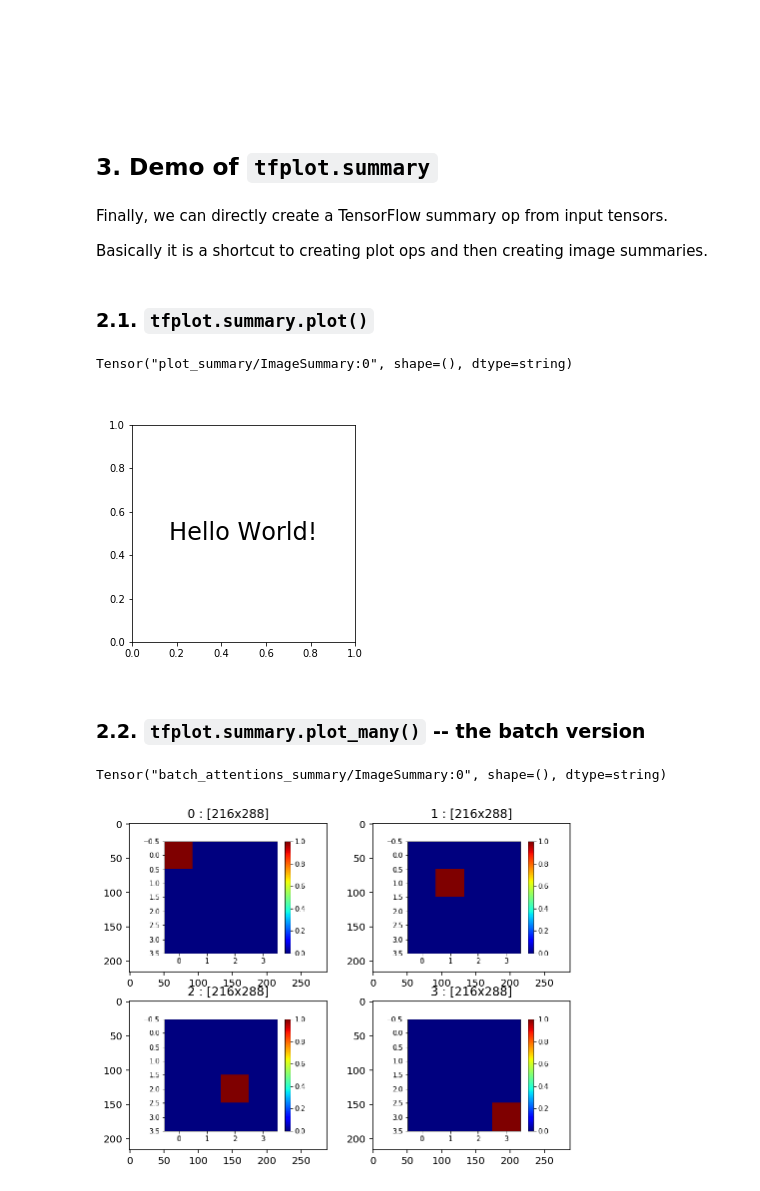
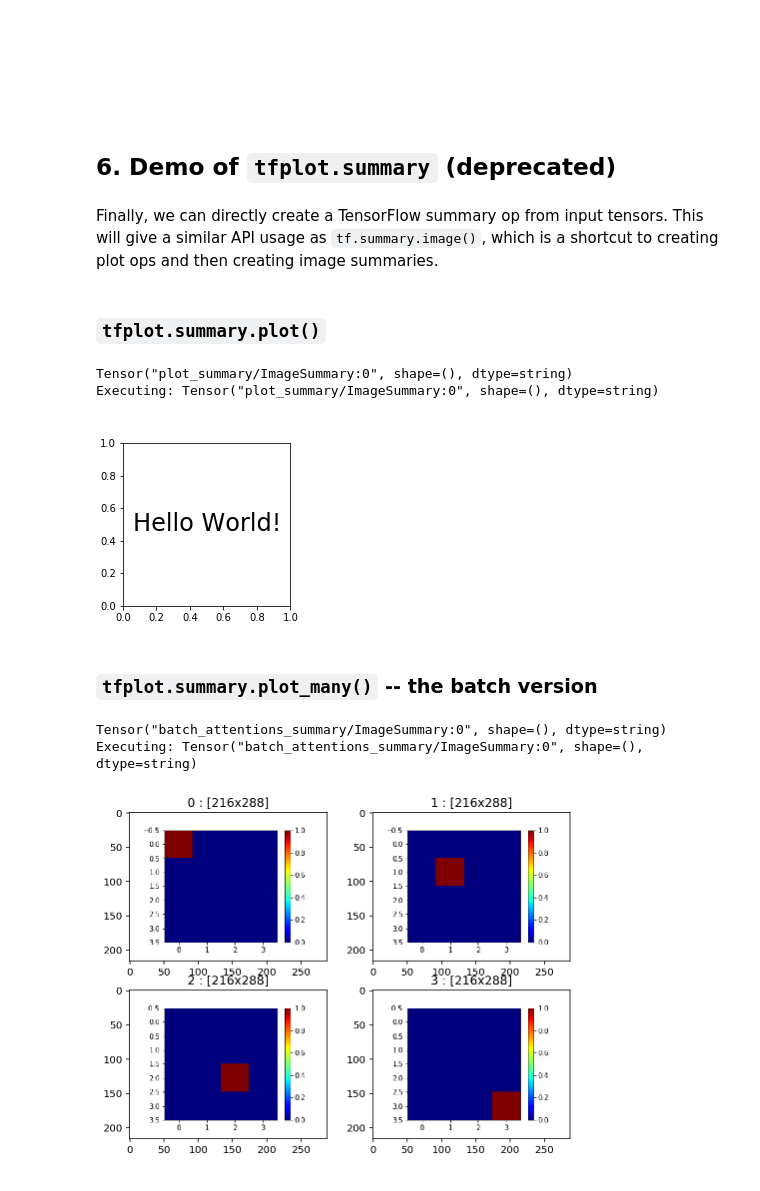
Before and after one commit to wookayin/tensorflow-plot, a Jupyter notebook: examples/showcases.ipynb, the cells around one changed output. Cells and saved outputs as stored; diff of their text form; code cells hidden in the pictures.

```diff
--- a/examples/showcases.ipynb
+++ b/examples/showcases.ipynb
@@ -65,3 +42,41 @@ def execute_and_extract_image_summary(summary_op):
+# %%
+def execute_op_as_image(op):
+    """
+    Evaluate the given `op` and return the content PNG image as `PIL.Image`.
+
+    - If op is a plot op (e.g. RGBA Tensor) the image or
+      a list of images will be returned
+    - If op is summary proto (i.e. `op` was a summary op),
+      the image content will be extracted from the proto object.
+    """
+    print ("Executing: " + str(op))
+    ret = sess.run(op)
+    plt.close()
+
+    if isinstance(ret, np.ndarray):
+        if len(ret.shape) == 3:
+            # single image
+            return Image.fromarray(ret)
+        elif len(ret.shape) == 4:
+            return [Image.fromarray(r) for r in ret]
+        else:
+            raise ValueError("Invalid rank : %d" % len(ret.shape))
+
+    elif isinstance(ret, (str, bytes)):
+        from io import BytesIO
+        s = tf.Summary()
+        s.ParseFromString(ret)
+        ims = []
+        for i in range(len(s.value)):
+            png_string = s.value[i].image.encoded_image_string
+            im = Image.open(BytesIO(png_string))
+            ims.append(im)
+        plt.close()
+        if len(ims) == 1: return ims[0]
+        else: return ims
+
+    else:
+        raise TypeError("Unknown type: " + str(ret))
 # %% [markdown]
 and some data:
 # %%
@@ -105,10 +314,10 @@ Conceptually, it can draw **any** matplotlib plot as a TensorFlow op. One thing
 # %%
 def test_figure():
-    fig, ax = tfplot.subplots(figsize=(4, 4))
+    fig, ax = tfplot.subplots(figsize=(3, 3))
     ax.text(0.5, 0.5, "Hello World!",
             ha='center', va='center', size=24)
     return fig
 
 plot_op = tfplot.plot(test_figure, [])
-execute_plot_op(plot_op)
+execute_op_as_image(plot_op)
 # %% [output]
@@ -297,25 +442,24 @@ execute_plot_op(
 # %% [markdown]
 <br/><br/><br/><br/>
 # %% [markdown]
-## 3. Demo of `tfplot.summary`
+## 6. Demo of `tfplot.summary` (deprecated)
 # %% [markdown]
-Finally, we can directly create a TensorFlow summary op from input tensors.
-
-Basically it is a shortcut to creating plot ops and then creating image summaries.
+Finally, we can directly create a TensorFlow summary op from input tensors. This will give a similar API usage as `tf.summary.image()`, which is a shortcut to creating plot ops and then creating image summaries.
 # %%
 import tfplot.summary
 # %% [markdown]
-### 2.1. `tfplot.summary.plot()`
+### `tfplot.summary.plot()`
 # %%
 # Just directly add a single plot result into a summary
 summary_op = tfplot.summary.plot("plot_summary", test_figure, [])
 print(summary_op)
-execute_and_extract_image_summary(summary_op)
+execute_op_as_image(summary_op)
 # %% [output]
 Tensor("plot_summary/ImageSummary:0", shape=(), dtype=string)
+Executing: Tensor("plot_summary/ImageSummary:0", shape=(), dtype=string)
-[figure, old version]
+[figure, new version]
 # %% [markdown]
-### 2.2. `tfplot.summary.plot_many()` -- the batch version
+### `tfplot.summary.plot_many()` -- the batch version
 # %%
 # batch of attention maps --> image summary
 batch_size, H, W = 4, 4, 4
@@ -332,9 +476,10 @@ def figure_attention_demo2(attention):
 summary_op = tfplot.summary.plot_many("batch_attentions_summary", figure_attention_demo2,
                                       [batch_attentions], max_outputs=4)
 print(summary_op)
-images = execute_and_extract_image_summary(summary_op)
+images = execute_op_as_image(summary_op)
 # %% [output]
 Tensor("batch_attentions_summary/ImageSummary:0", shape=(), dtype=string)
+Executing: Tensor("batch_attentions_summary/ImageSummary:0", shape=(), dtype=string)
 # %%
 # just see the 4 images in the summary
 _, axes = plt.subplots(2, 2, figsize=(8, 6))
```
Also changed, not shown: parts of 75 cells of this notebook.
